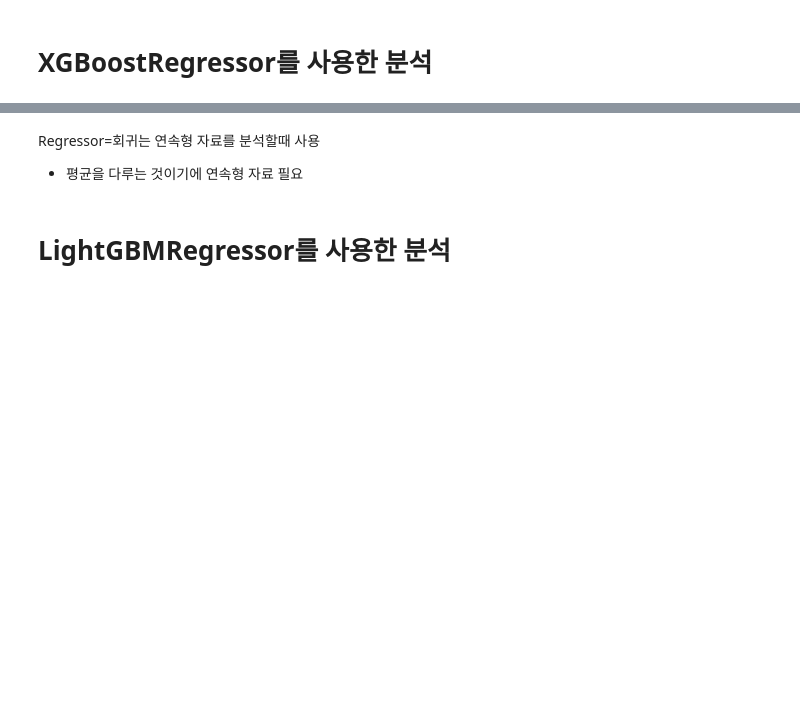
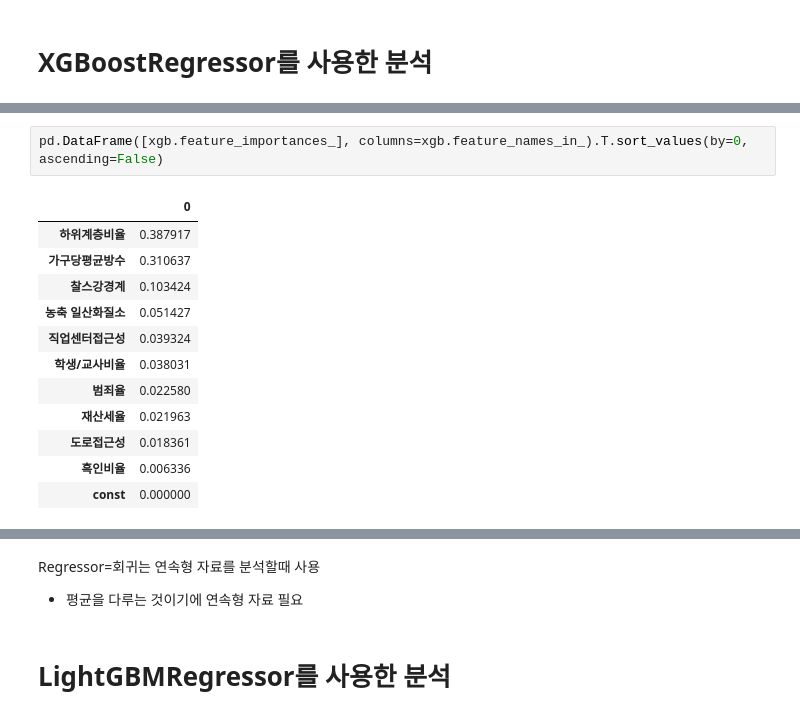
Before and after one commit to haezeong/fintech_service, a Jupyter notebook: 06_machine_learning/14_회귀분석_보스턴집값예측_라쏘_릿지_엘라스틱.ipynb, the cells around one changed output, grey strips where cells are left out. Cells and saved outputs as stored; diff of their text form; blank space fills up the shorter version.

```diff
--- a/06_machine_learning/14_회귀분석_보스턴집값예측_라쏘_릿지_엘라스틱.ipynb
+++ b/06_machine_learning/14_회귀분석_보스턴집값예측_라쏘_릿지_엘라스틱.ipynb
@@ -724,0 +979,15 @@ xgb = XGBR
+# %%
+pd.DataFrame([xgb.feature_importances_], columns=xgb.feature_names_in_).T.sort_values(by=0, ascending=False)
+# %% [output]
+|  | 0 |
+| 하위계층비율 | 0.387917 |
+| 가구당평균방수 | 0.310637 |
+| 찰스강경계 | 0.103424 |
+| 농축 일산화질소 | 0.051427 |
+| 직업센터접근성 | 0.039324 |
+| 학생/교사비율 | 0.038031 |
+| 범죄율 | 0.022580 |
+| 재산세율 | 0.021963 |
+| 도로접근성 | 0.018361 |
+| 흑인비율 | 0.006336 |
+| const | 0.000000 |
```
Also changed, not shown: parts of 28 cells of this notebook, 2 other files.
